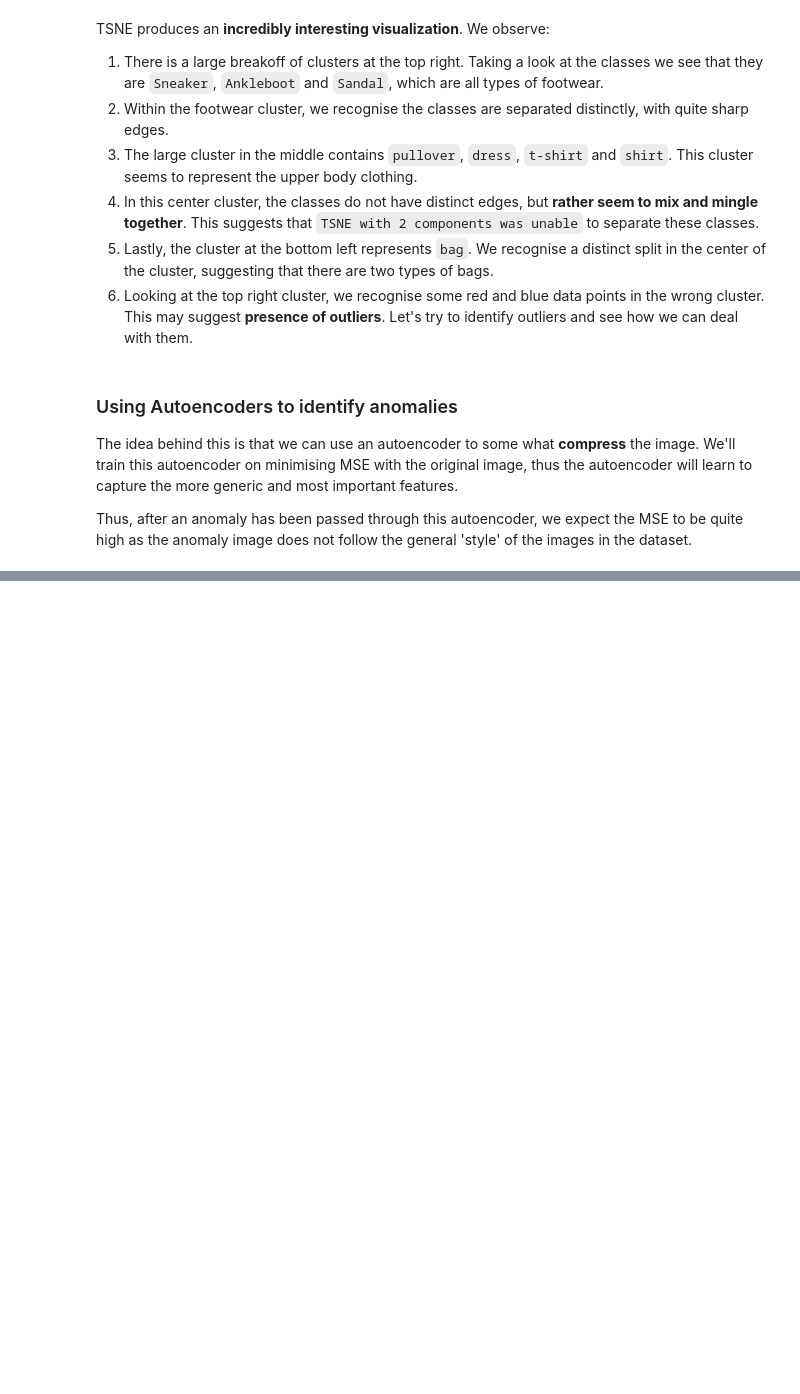
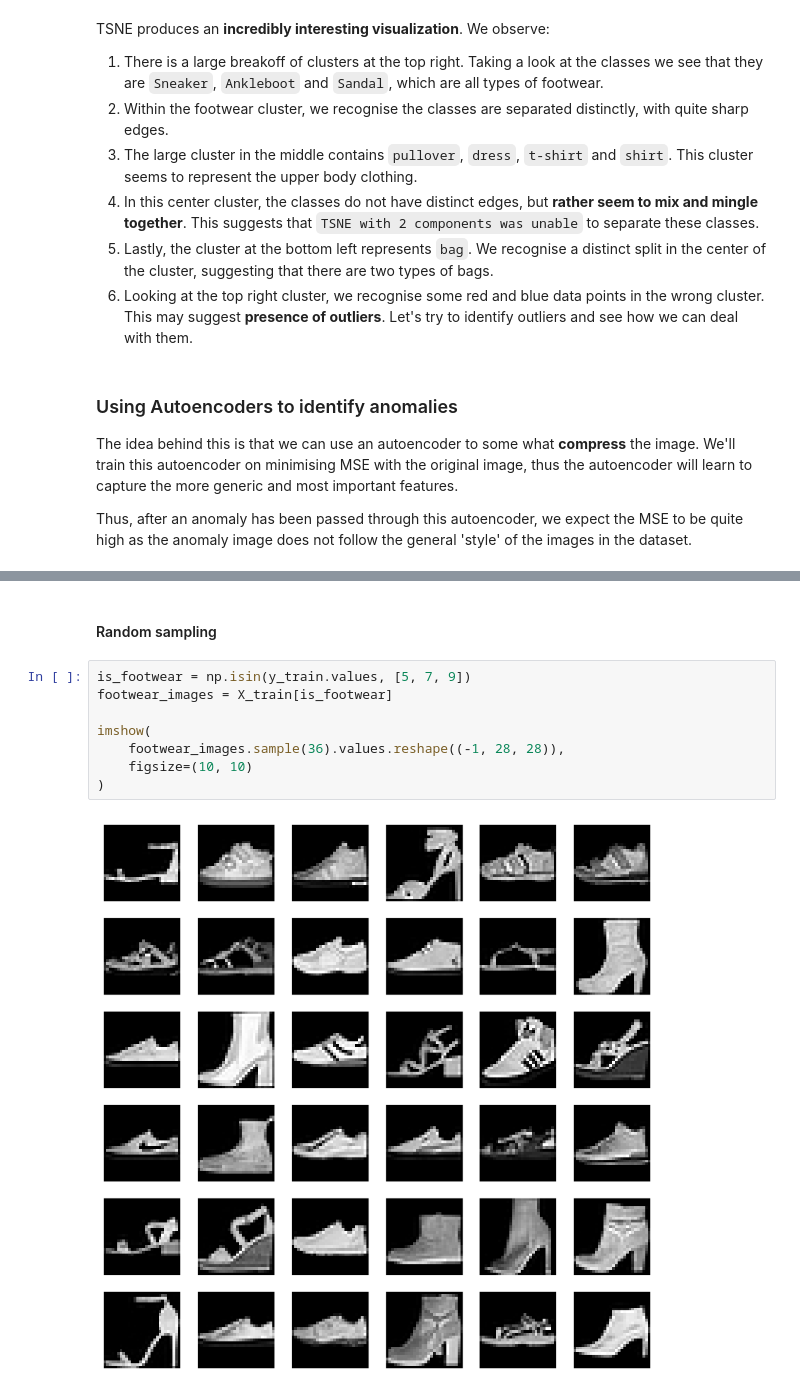
Before and after one commit to kenJPG/Fashion-MNIST, a Jupyter notebook: fashion_mnist.ipynb, the cells around one changed output, grey strips where cells are left out. Saved outputs shown, nothing was run; the diff lists cells and outputs as text; blank space fills up the shorter version.

```diff
--- a/fashion_mnist.ipynb
+++ b/fashion_mnist.ipynb
@@ -397,0 +533,12 @@ KeyError: 21225
+# %% [markdown]
+#### Random sampling
+# %%
+is_footwear = np.isin(y_train.values, [5, 7, 9])
+footwear_images = X_train[is_footwear]
+
+imshow(
+	footwear_images.sample(36).values.reshape((-1, 28, 28)),
+	figsize=(10, 10)
+)
+# %% [output]
+[figure, added]
```
Also changed, not shown: parts of 47 cells of this notebook.
